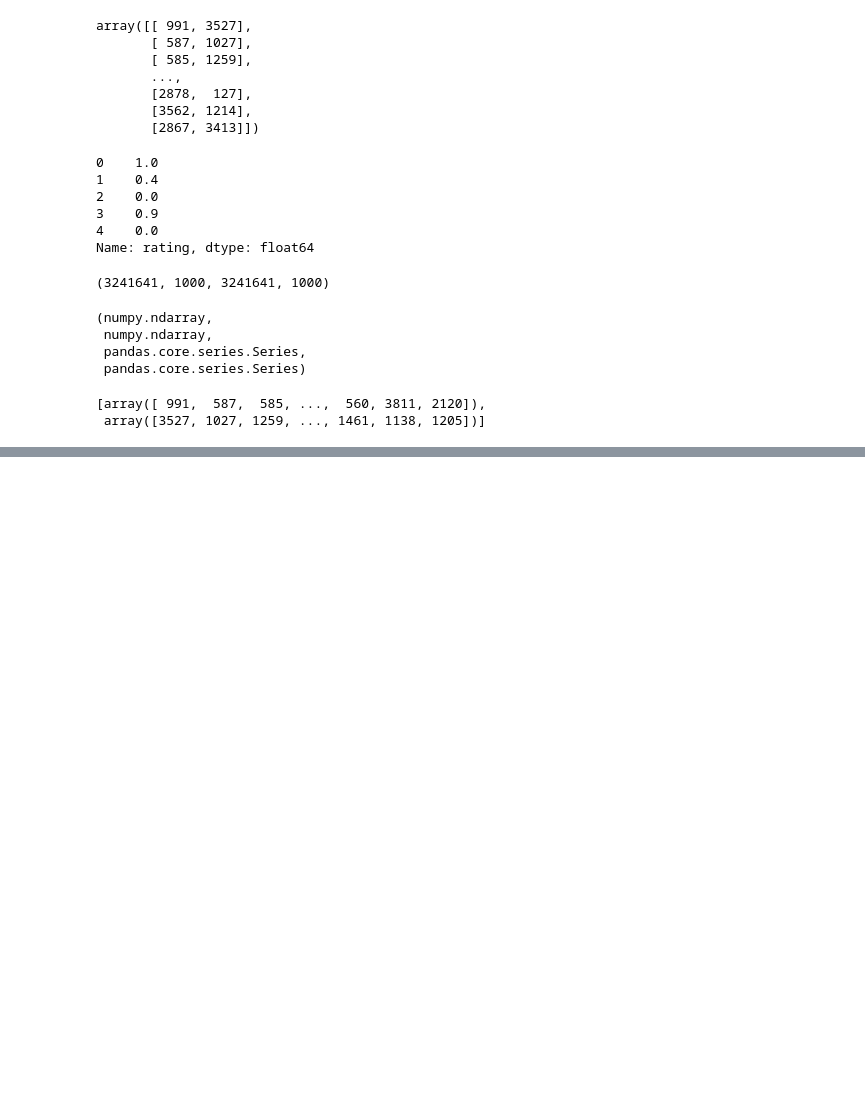
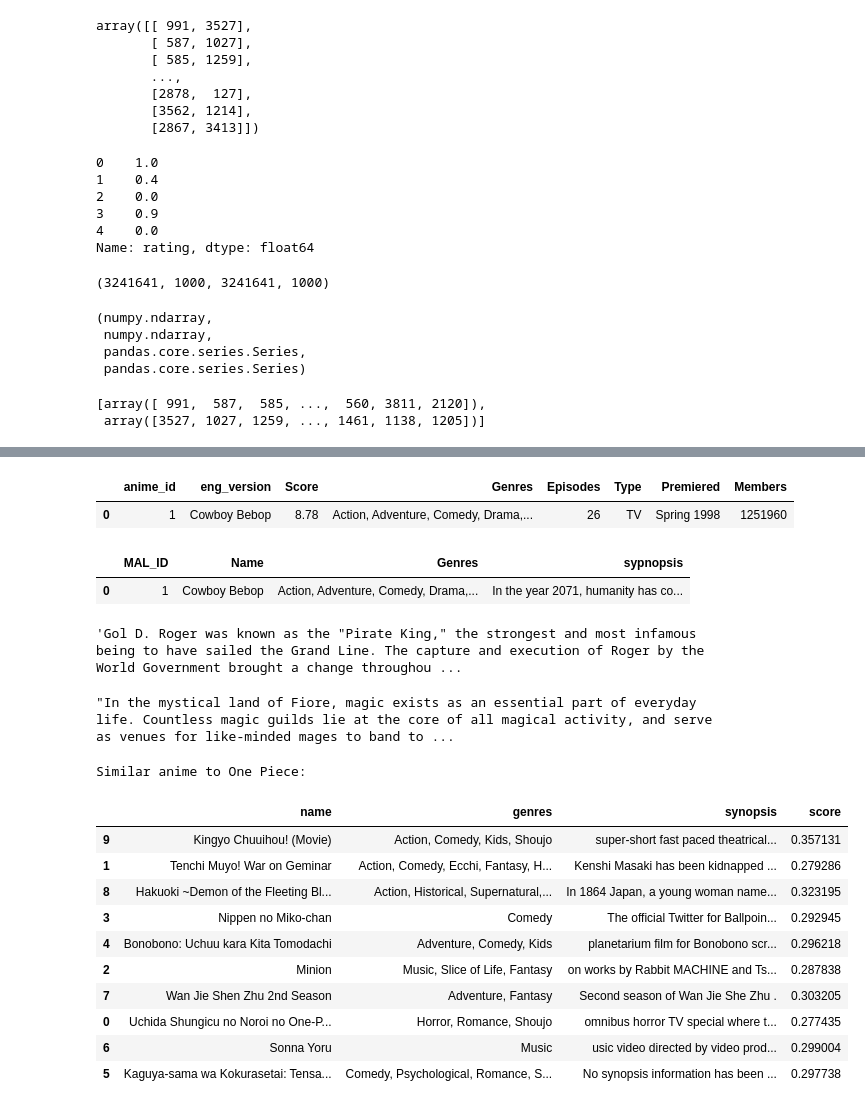
Before and after one commit to Channu17/Anime-Recommender-System, a Jupyter notebook: notebook/main.ipynb, the cells around one changed output, grey strips where cells are left out. Saved outputs shown, nothing was run; the diff lists cells and outputs as text; code cells hidden in the pictures; blank space fills up the shorter version.

```diff
--- a/notebook/main.ipynb
+++ b/notebook/main.ipynb
@@ -407,0 +476,5 @@ array([[-0.02461537,  0.07117705,  0.08940719, ...,  0.2015232 ,
+# %%
+getAnimeFrame('Cowboy Bebop', df)
+# %% [output]
+|  | anime_id | eng_version | Score | Genres | Episodes | Type | Premiered | Members |
+| 0 | 1 | Cowboy Bebop | 8.78 | Action, Adventure, Comedy, Drama,... | 26 | TV | Spring 1998 | 1251960 |
@@ -407,0 +485,5 @@ array([[-0.02461537,  0.07117705,  0.08940719, ...,  0.2015232 ,
+# %%
+synopsis_df.head(1)
+# %% [output]
+|  | MAL_ID | Name | Genres | sypnopsis |
+| 0 | 1 | Cowboy Bebop | Action, Adventure, Comedy, Drama,... | In the year 2071, humanity has co... |
@@ -407,0 +497,8 @@ array([[-0.02461537,  0.07117705,  0.08940719, ...,  0.2015232 ,
+# %%
+getSynopsis('One Piece', synopsis_df)
+# %% [output]
+'Gol D. Roger was known as the "Pirate King," the strongest and most infamous being to have sailed the Grand Line. The capture and execution of Roger by the World Government brought a change throughou ...
+# %%
+getSynopsis(6702, synopsis_df)
+# %% [output]
+"In the mystical land of Fiore, magic exists as an essential part of everyday life. Countless magic guilds lie at the core of all magical activity, and serve as venues for like-minded mages to band to ...
@@ -407,0 +509,58 @@ array([[-0.02461537,  0.07117705,  0.08940719, ...,  0.2015232 ,
+# %%
+def find_similar_anime(name, anime_weights, anime2anime_encoder, anime2anime_decoder, df, synopsis_df, n = 10, return_dist= False, neg = False):
+    try:
+        index = getAnimeFrame(name, df).anime_id.values[0]
+        encoded_index = anime2anime_encoder.get(index)
+        if index is None:
+            raise ValueError("Anime not found in the dataset.")
+        weights = anime_weights
+        dists = np.dot(weights, weights[encoded_index])
+        sorted_dists = np.argsort(dists)
+        n= n+1
+        if neg :
+            closest = sorted_dists[:n]
+        else:
+            closest = sorted_dists[-n:]
+        print(f"Similar anime to {name}:\n")
+
+        if return_dist:
+            return dists,closest
+
+        SimilarityArr =  []
+        for close in closest:
+            decoded_id = anime2anime_decoder.get(close)
+
+            synopsis = getSynopsis(decoded_id, synopsis_df)
+            anime_frame = getAnimeFrame(decoded_id, df)
+
+            anime_name = anime_frame.eng_version.values[0]
+            anime_genres = anime_frame.Genres.values[0]
+            similarity = dists[close]
+
+            SimilarityArr.append({
+                'anime_id': decoded_id,
+                'name': anime_name,
+                'genres': anime_genres,
+                'synopsis': synopsis,
+                'score': similarity
+            })
+        Frame = pd.DataFrame(SimilarityArr).sort_values(by='anime_id', ascending=True)
+        Frame = Frame[Frame.anime_id != index]
+        return Frame[Frame.anime_id != index].drop(columns='anime_id', axis=1)
+    except Exception as e:
+        raise ValueError(f"Error finding similar anime: {e}")
+# %%
+find_similar_anime('One Piece', anime_weights, anime2anime_encoder, anime2anime_decoder, df, synopsis_df, n=10)
+# %% [output]
+Similar anime to One Piece:
+|  | name | genres | synopsis | score |
+| 9 | Kingyo Chuuihou! (Movie) | Action, Comedy, Kids, Shoujo | super-short fast paced theatrical... | 0.357131 |
+| 1 | Tenchi Muyo! War on Geminar | Action, Comedy, Ecchi, Fantasy, H... | Kenshi Masaki has been kidnapped ... | 0.279286 |
+| 8 | Hakuoki ~Demon of the Fleeting Bl... | Action, Historical, Supernatural,... | In 1864 Japan, a young woman name... | 0.323195 |
+| 3 | Nippen no Miko-chan | Comedy | The official Twitter for Ballpoin... | 0.292945 |
+| 4 | Bonobono: Uchuu kara Kita Tomodachi | Adventure, Comedy, Kids | planetarium film for Bonobono scr... | 0.296218 |
+| 2 | Minion | Music, Slice of Life, Fantasy | on works by Rabbit MACHINE and Ts... | 0.287838 |
+| 7 | Wan Jie Shen Zhu 2nd Season | Adventure, Fantasy | Second season of Wan Jie She Zhu . | 0.303205 |
+| 0 | Uchida Shungicu no Noroi no One-P... | Horror, Romance, Shoujo | omnibus horror TV special where t... | 0.277435 |
+| 6 | Sonna Yoru | Music | usic video directed by video prod... | 0.299004 |
+| 5 | Kaguya-sama wa Kokurasetai: Tensa... | Comedy, Psychological, Romance, S... | No synopsis information has been ... | 0.297738 |
```
Also changed, not shown: parts of 21 cells of this notebook, 1 other file.
